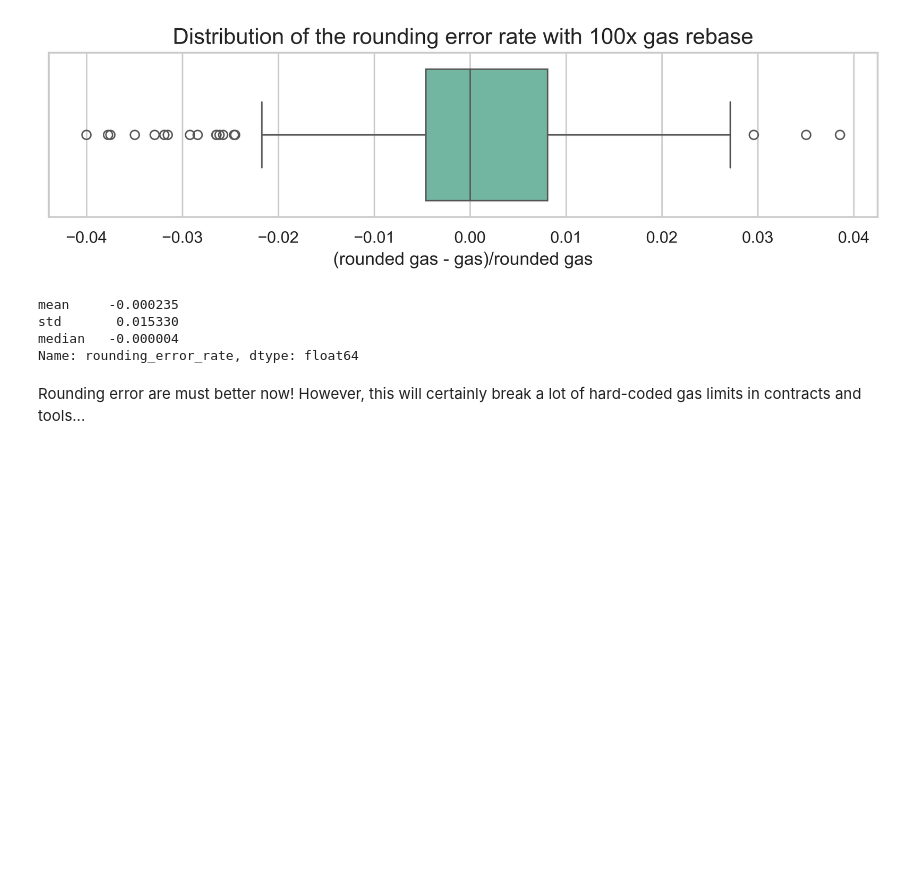
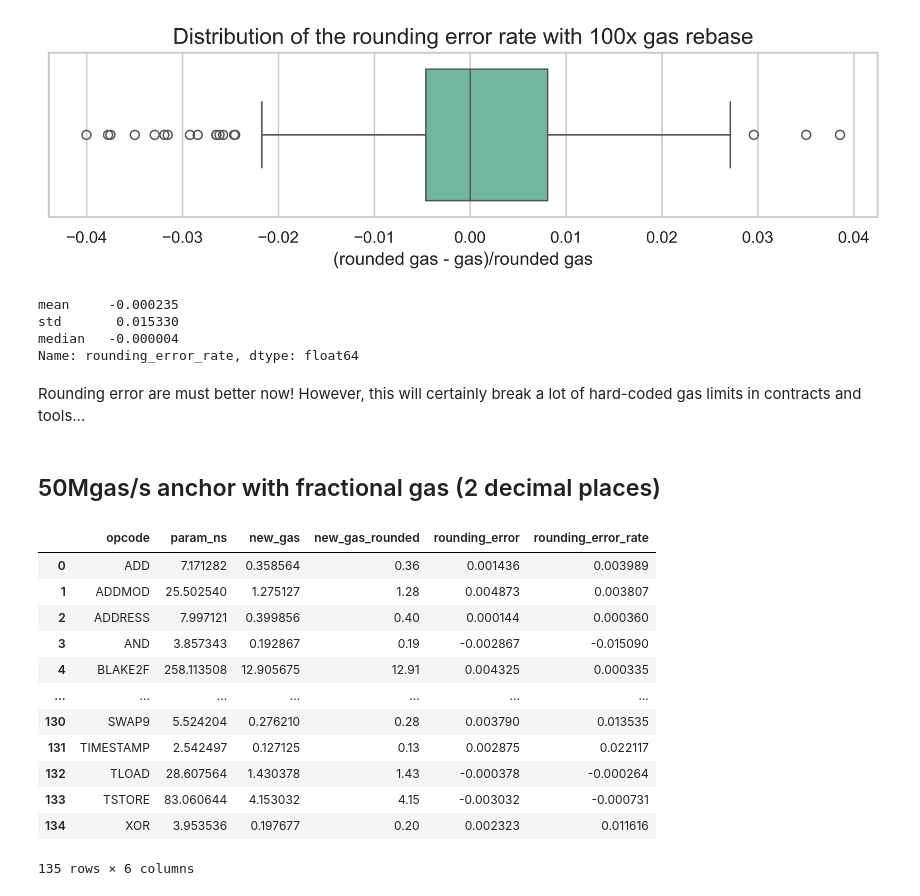
Before and after one commit to misilva73/evm-gas-repricings, a Jupyter notebook: notebooks/2.2-frac-gas-analysis.ipynb, the cells around one changed output. Cells and saved outputs as stored; diff of their text form; code cells hidden in the pictures; blank space fills up the shorter version.

Commit message:
Update fractional gas analysis

```diff
--- a/notebooks/2.2-frac-gas-analysis.ipynb
+++ b/notebooks/2.2-frac-gas-analysis.ipynb
@@ -380,3 +380,31 @@ median   -0.000004
 Name: rounding_error_rate, dtype: float64
 # %% [markdown]
 Rounding error are must better now! However, this will certainly break a lot of hard-coded gas limits in contracts and tools...
+# %% [markdown]
+## 50Mgas/s anchor with fractional gas (2 decimal places)
+# %%
+anchor_rate = 50*1e6
+
+new_gas_df = worse_df.copy()
+new_gas_df["new_gas"] = (anchor_rate*new_gas_df["param_ns"])/1e9
+new_gas_df["new_gas_rounded"] = new_gas_df["new_gas"].round(2)
+new_gas_df["new_gas_rounded"] = np.where(
+    new_gas_df["new_gas_rounded"] == 0.0, 0.01, new_gas_df["new_gas_rounded"]
+)
+new_gas_df["rounding_error"] = new_gas_df["new_gas_rounded"] - new_gas_df["new_gas"]
+new_gas_df["rounding_error_rate"] = new_gas_df["rounding_error"]/new_gas_df["new_gas_rounded"]
+new_gas_df
+# %% [output]
+|  | opcode | param_ns | new_gas | new_gas_rounded | rounding_error | rounding_error_rate |
+| 0 | ADD | 7.171282 | 0.358564 | 0.36 | 0.001436 | 0.003989 |
+| 1 | ADDMOD | 25.502540 | 1.275127 | 1.28 | 0.004873 | 0.003807 |
+| 2 | ADDRESS | 7.997121 | 0.399856 | 0.40 | 0.000144 | 0.000360 |
+| 3 | AND | 3.857343 | 0.192867 | 0.19 | -0.002867 | -0.015090 |
+| 4 | BLAKE2F | 258.113508 | 12.905675 | 12.91 | 0.004325 | 0.000335 |
+| ... | ... | ... | ... | ... | ... | ... |
+| 130 | SWAP9 | 5.524204 | 0.276210 | 0.28 | 0.003790 | 0.013535 |
+| 131 | TIMESTAMP | 2.542497 | 0.127125 | 0.13 | 0.002875 | 0.022117 |
+| 132 | TLOAD | 28.607564 | 1.430378 | 1.43 | -0.000378 | -0.000264 |
+| 133 | TSTORE | 83.060644 | 4.153032 | 4.15 | -0.003032 | -0.000731 |
+| 134 | XOR | 3.953536 | 0.197677 | 0.20 | 0.002323 | 0.011616 |
+135 rows × 6 columns
```
Also changed, not shown: parts of 5 cells of this notebook.
